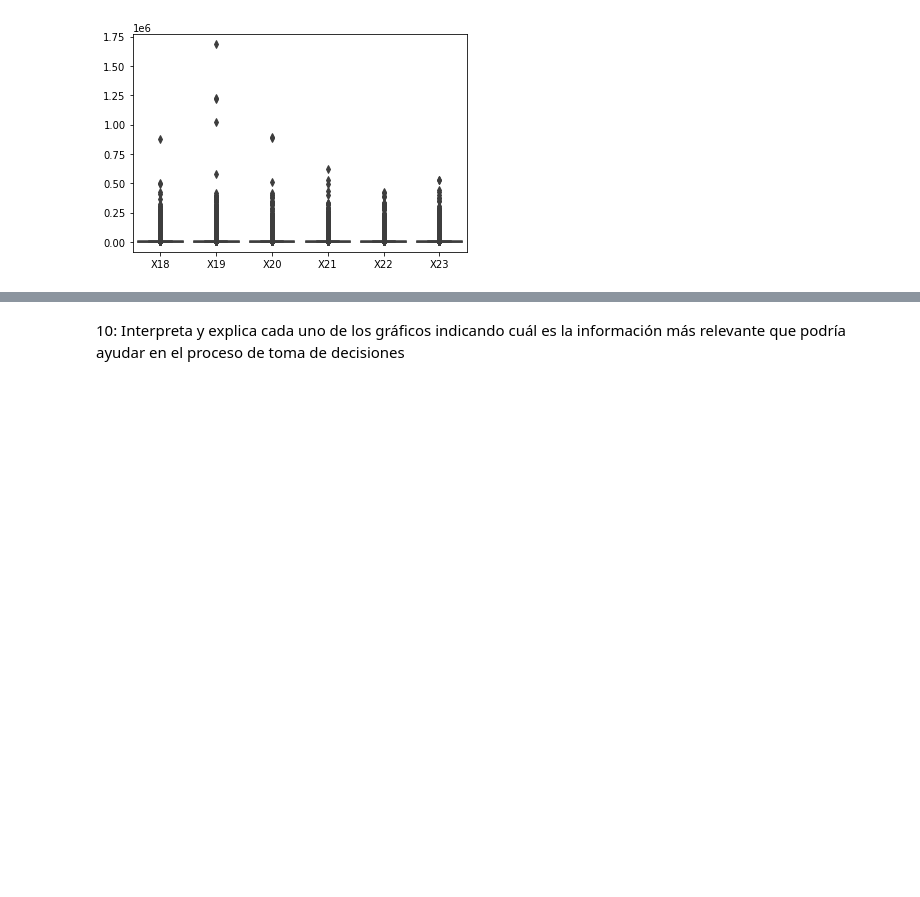
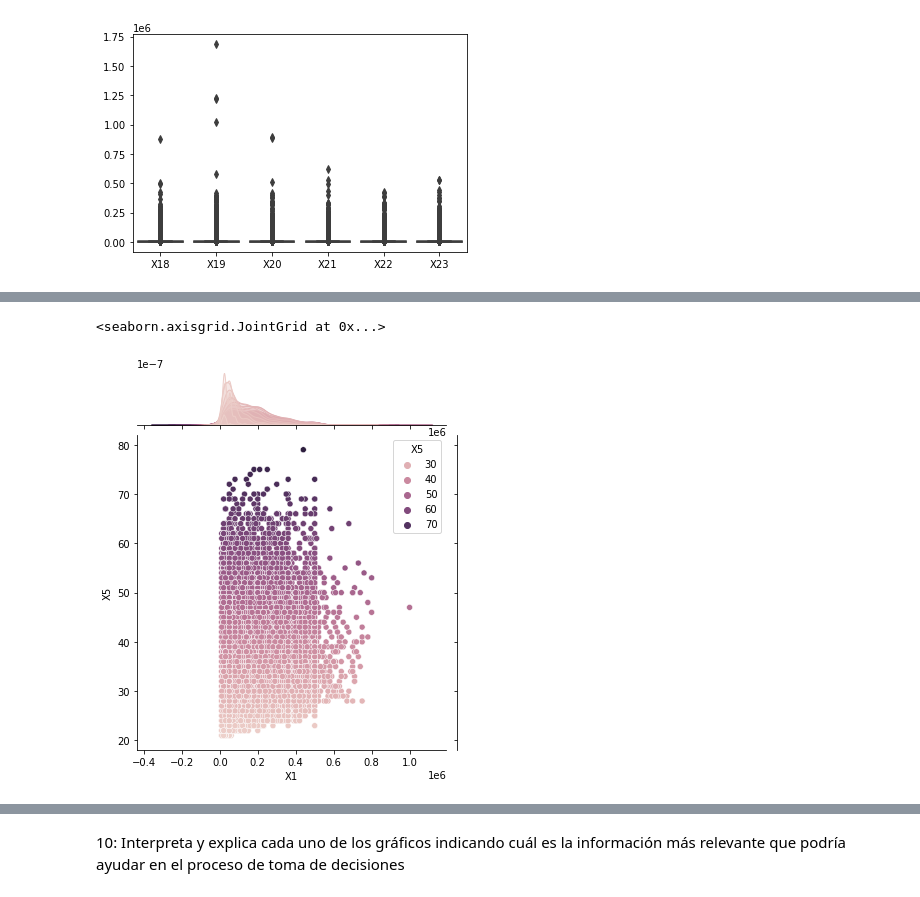
Before and after one commit to PosgradoMNA/actividades-de-aprendizaje-A01794003, a Jupyter notebook: Actividad_Semanal_6,_visualización.ipynb, the cells around one changed output, grey strips where cells are left out. Drawn from its saved outputs; the diff is of its cells as text; code cells hidden in the pictures; blank space fills up the shorter version.

```diff
--- a/Actividad_Semanal_6,_visualización.ipynb
+++ b/Actividad_Semanal_6,_visualización.ipynb
@@ -880,0 +894,6 @@ ax = sns.boxplot(data=df.iloc[:, 17:23])
+# %%
+
+sns.jointplot(data=df, x=df['X1'], y=df['X5'], hue=df['X5'], kind='scatter', palette=None)
+# %% [output]
+<seaborn.axisgrid.JointGrid at 0x...>
+[figure, added]
```
Also changed, not shown: parts of 3 cells of this notebook.
